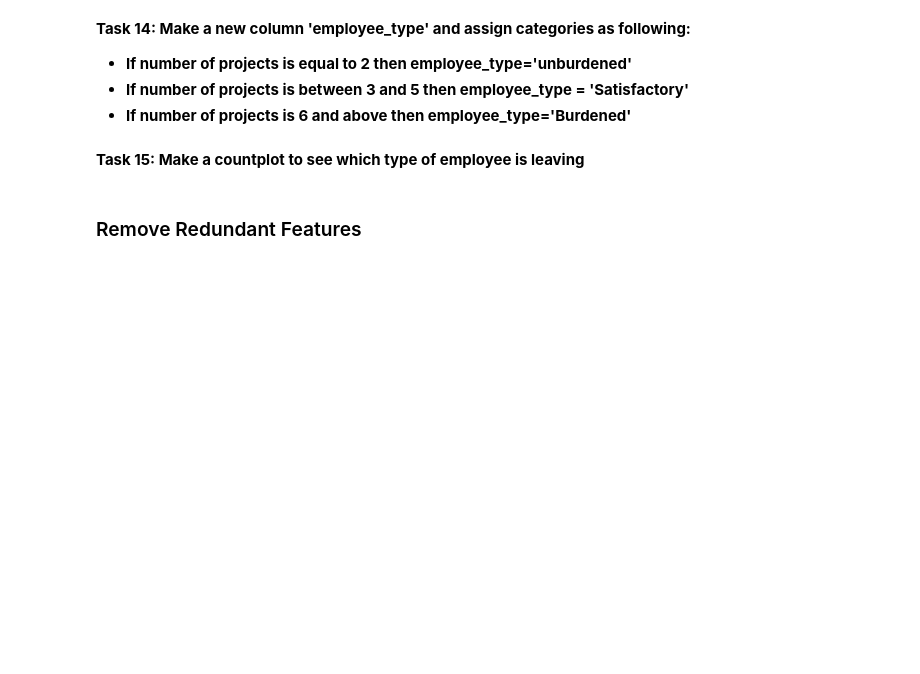
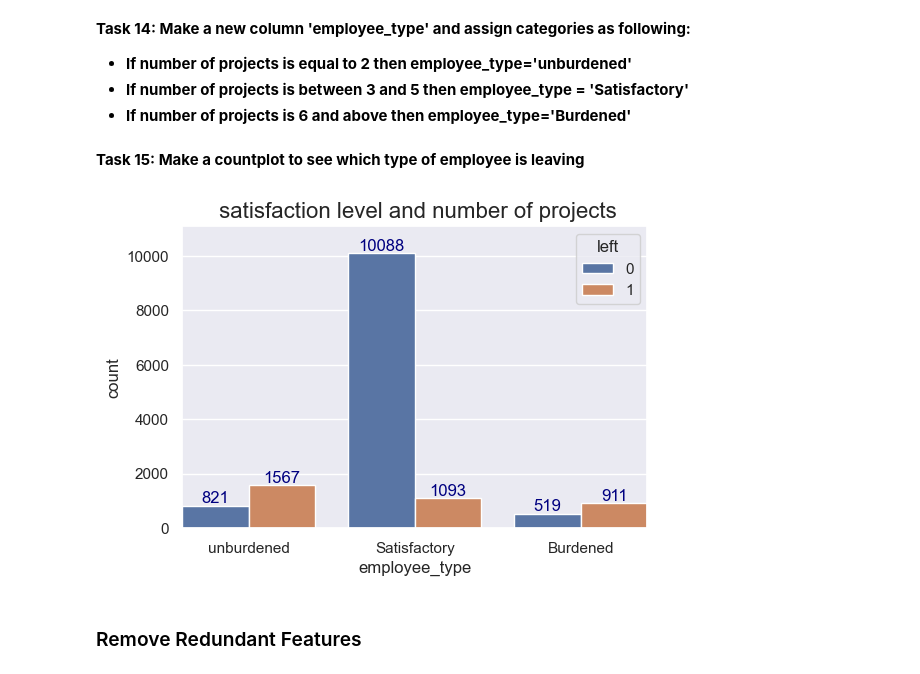
Before and after one commit to Sanaullah-nahk/Dice_Analytics_ML, a Jupyter notebook: Assignments/HR Churn Prediction Project-2/HR Prediction-Tasks.ipynb, the cells around one changed output. Cells and saved outputs as stored; diff of their text form; code cells hidden in the pictures; blank space fills up the shorter version.

```diff
--- a/Assignments/HR Churn Prediction Project-2/HR Prediction-Tasks.ipynb
+++ b/Assignments/HR Churn Prediction Project-2/HR Prediction-Tasks.ipynb
@@ -500,5 +532,3 @@ Notice that there is are people associated with low satisfaction level, have eit
 - **If number of projects is equal to 2 then employee_type='unburdened'**
 - **If number of projects is between 3 and 5 then employee_type = 'Satisfactory'**
 - **If number of projects is 6 and above then employee_type='Burdened'**
-# %%
-df['employee_type']=''
@@ -507,2 +535,5 @@ df['employee_type']=''
+# %%
+df['employee_type'] = np.where(df['number_project'] == 2, 'unburdened',
+                 np.where((df['number_project'] >= 3) & (df['number_project'] <= 5), 'Satisfactory', 'Burdened'))
 # %% [markdown]
 **Task 15: Make a countplot to see which type of employee is leaving**
@@ -511,3 +540,14 @@ df['employee_type']=''
+# %%
+# Write code here
+plt.figure(dpi=100)
+ax1 = sns.countplot(data=df, x='employee_type', hue='left');
+plt.margins(0,0.1)
+plt.title(' satisfaction level and number of projects', fontsize=16);
+#plt.yticks(range(0,10000,1000))
+for container in ax1.containers:
+    plt.bar_label(container, color = 'navy', fontsize=12)
+# %% [output]
+[figure, added]
 # %% [markdown]
 ### Remove Redundant Features
 # %% [markdown]
```
Also changed, not shown: parts of 16 cells of this notebook.
